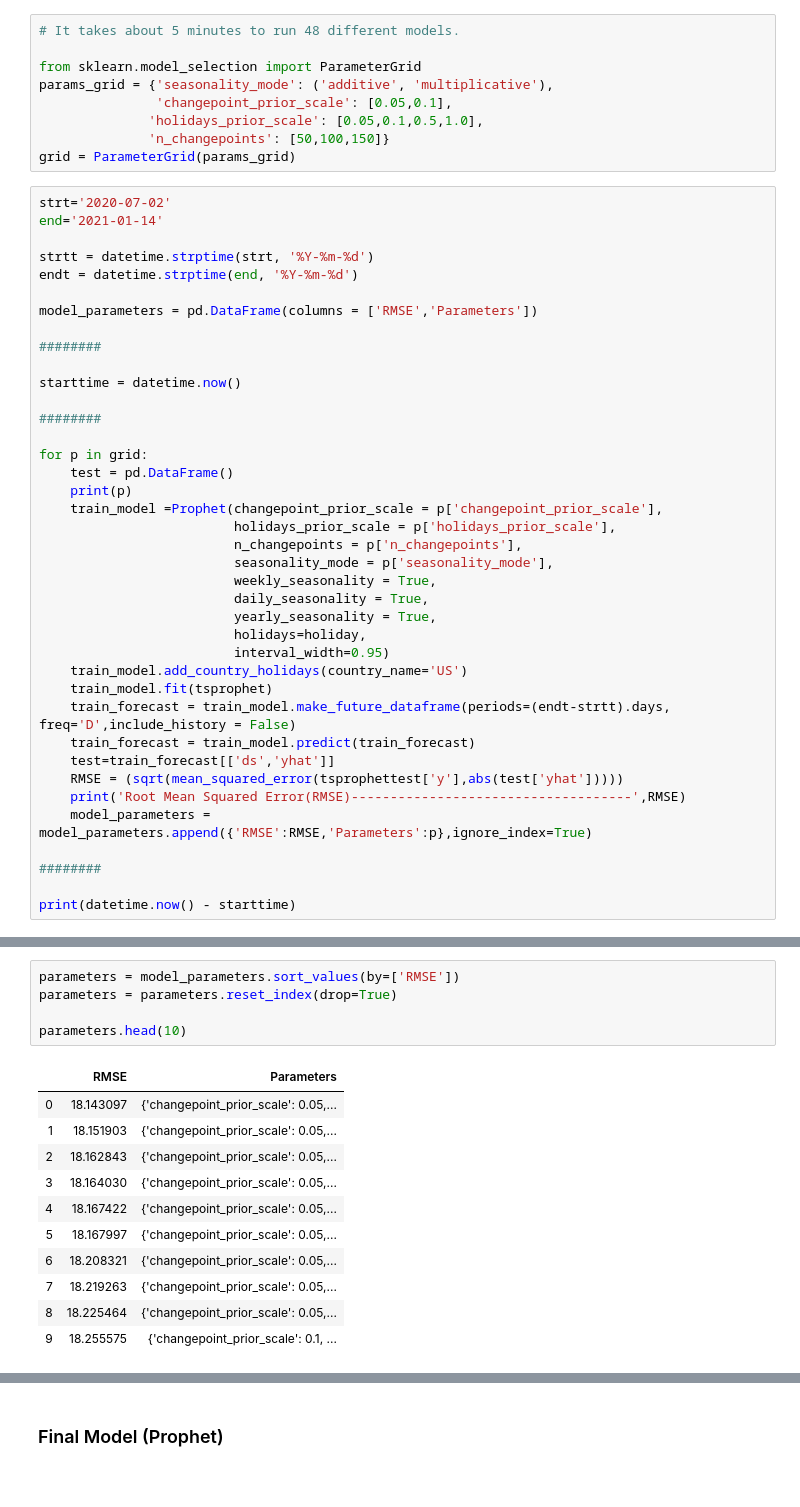
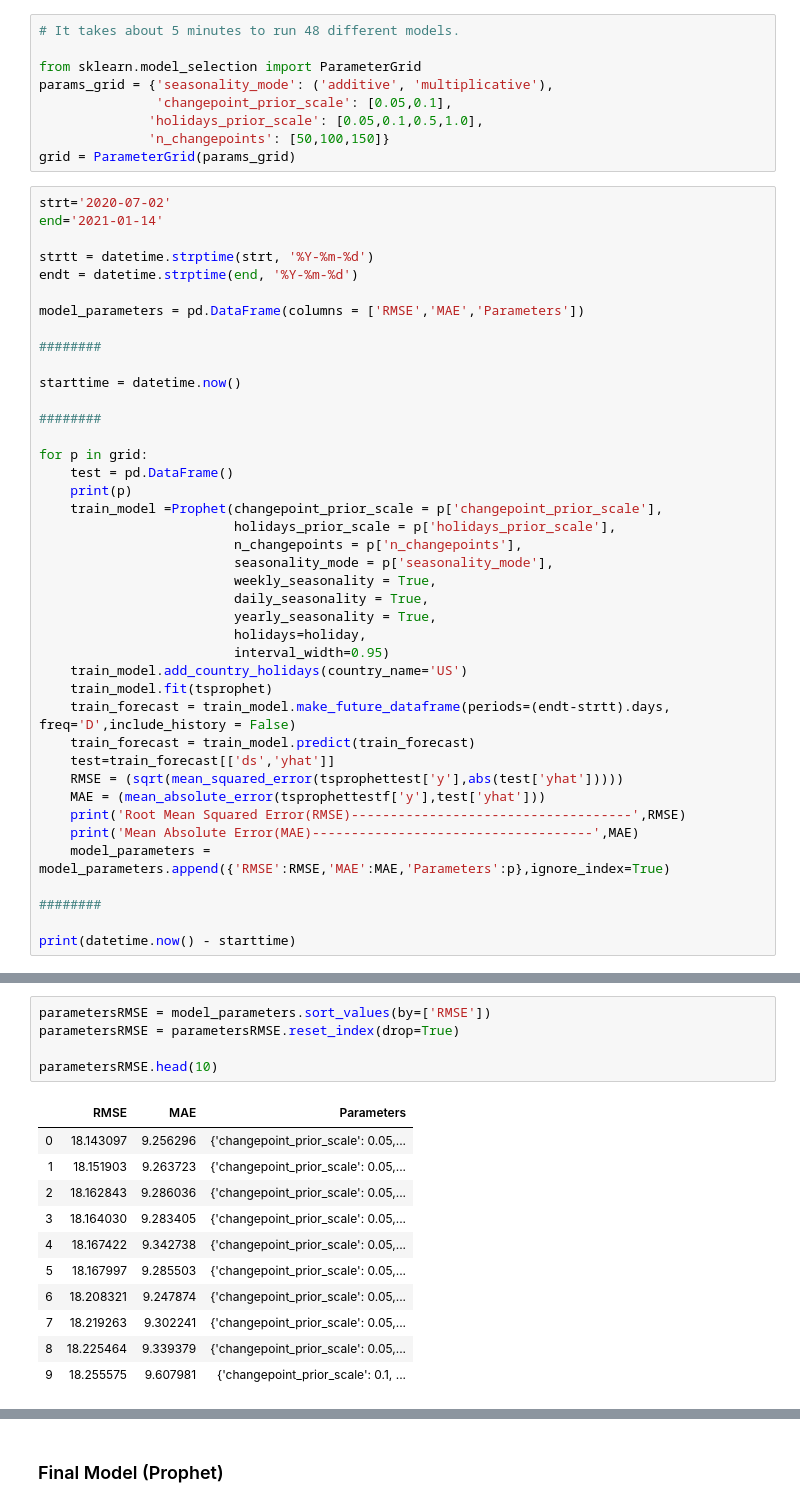
Before and after one commit to Moses-Lin/projectzomboidtimeseries, a Jupyter notebook: Time Series.ipynb, the cells around one changed output, grey strips where cells are left out. Cells and saved outputs as stored; diff of their text form.

```diff
--- a/Time Series.ipynb
+++ b/Time Series.ipynb
@@ -668,7 +670,7 @@ end='2021-01-14'
 strtt = datetime.strptime(strt, '%Y-%m-%d')
 endt = datetime.strptime(end, '%Y-%m-%d')
 
-model_parameters = pd.DataFrame(columns = ['RMSE','Parameters'])
+model_parameters = pd.DataFrame(columns = ['RMSE','MAE','Parameters'])
 
 ########
 
@@ -694,8 +696,10 @@ for p in grid:
     train_forecast = train_model.predict(train_forecast)
     test=train_forecast[['ds','yhat']]
     RMSE = (sqrt(mean_squared_error(tsprophettest['y'],abs(test['yhat']))))
+    MAE = (mean_absolute_error(tsprophettestf['y'],test['yhat']))
     print('Root Mean Squared Error(RMSE)------------------------------------',RMSE)
-    model_parameters = model_parameters.append({'RMSE':RMSE,'Parameters':p},ignore_index=True)
+    print('Mean Absolute Error(MAE)------------------------------------',MAE)
+    model_parameters = model_parameters.append({'RMSE':RMSE,'MAE':MAE,'Parameters':p},ignore_index=True)
 
 ########
 
@@ -721,17 +725,17 @@ Root Mean Squared Error(RMSE)------------------------------------ 22.87149521331
 # %%
-parameters = model_parameters.sort_values(by=['RMSE'])
-parameters = parameters.reset_index(drop=True)
+parametersRMSE = model_parameters.sort_values(by=['RMSE'])
+parametersRMSE = parametersRMSE.reset_index(drop=True)
 
-parameters.head(10)
+parametersRMSE.head(10)
 # %% [output]
-|  | RMSE | Parameters |
-| 0 | 18.143097 | {'changepoint_prior_scale': 0.05,... |
-| 1 | 18.151903 | {'changepoint_prior_scale': 0.05,... |
-| 2 | 18.162843 | {'changepoint_prior_scale': 0.05,... |
-| 3 | 18.164030 | {'changepoint_prior_scale': 0.05,... |
-| 4 | 18.167422 | {'changepoint_prior_scale': 0.05,... |
-| 5 | 18.167997 | {'changepoint_prior_scale': 0.05,... |
-| 6 | 18.208321 | {'changepoint_prior_scale': 0.05,... |
-| 7 | 18.219263 | {'changepoint_prior_scale': 0.05,... |
-| 8 | 18.225464 | {'changepoint_prior_scale': 0.05,... |
-| 9 | 18.255575 | {'changepoint_prior_scale': 0.1, ... |
+|  | RMSE | MAE | Parameters |
+| 0 | 18.143097 | 9.256296 | {'changepoint_prior_scale': 0.05,... |
+| 1 | 18.151903 | 9.263723 | {'changepoint_prior_scale': 0.05,... |
+| 2 | 18.162843 | 9.286036 | {'changepoint_prior_scale': 0.05,... |
+| 3 | 18.164030 | 9.283405 | {'changepoint_prior_scale': 0.05,... |
+| 4 | 18.167422 | 9.342738 | {'changepoint_prior_scale': 0.05,... |
+| 5 | 18.167997 | 9.285503 | {'changepoint_prior_scale': 0.05,... |
+| 6 | 18.208321 | 9.247874 | {'changepoint_prior_scale': 0.05,... |
+| 7 | 18.219263 | 9.302241 | {'changepoint_prior_scale': 0.05,... |
+| 8 | 18.225464 | 9.339379 | {'changepoint_prior_scale': 0.05,... |
+| 9 | 18.255575 | 9.607981 | {'changepoint_prior_scale': 0.1, ... |
```
Also changed, not shown: parts of 9 cells of this notebook.
